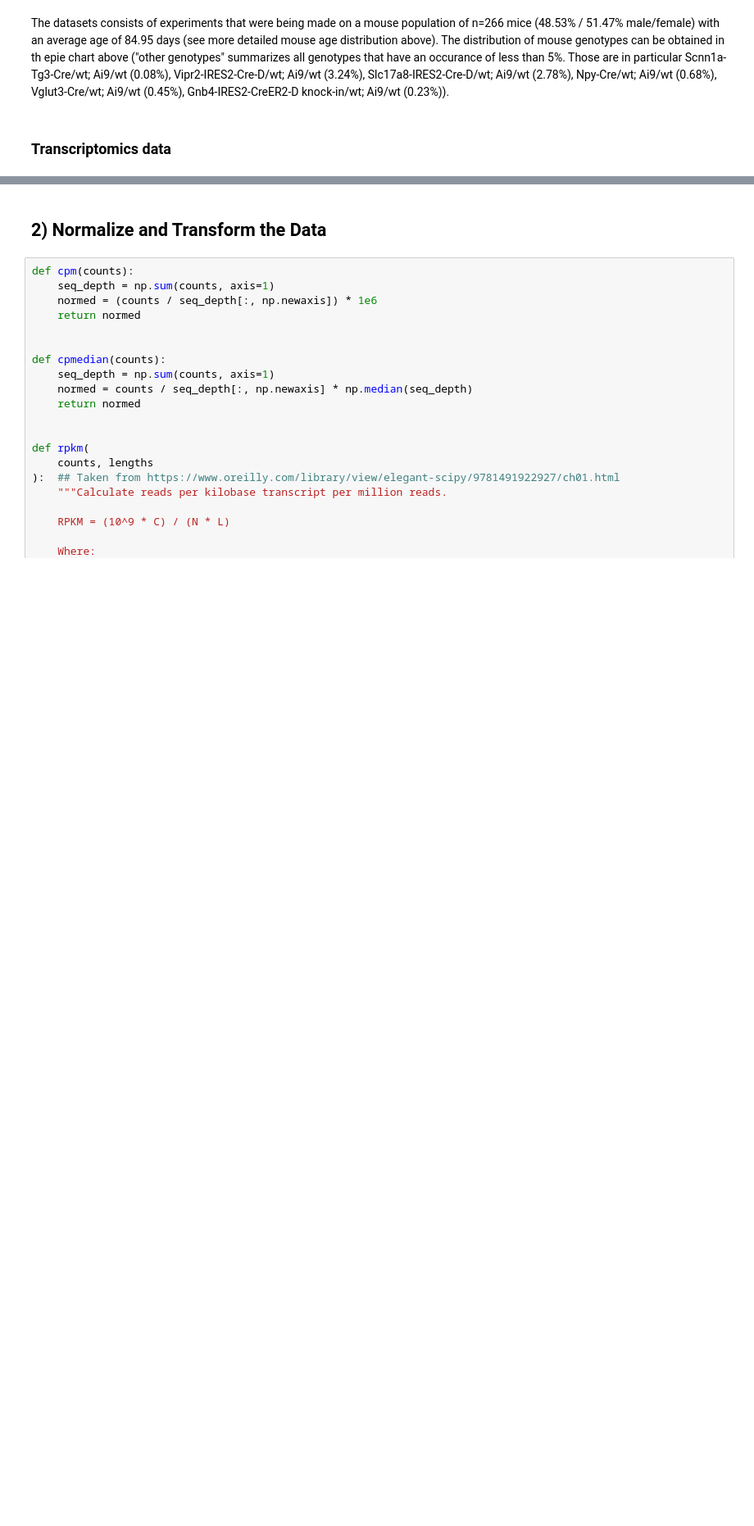
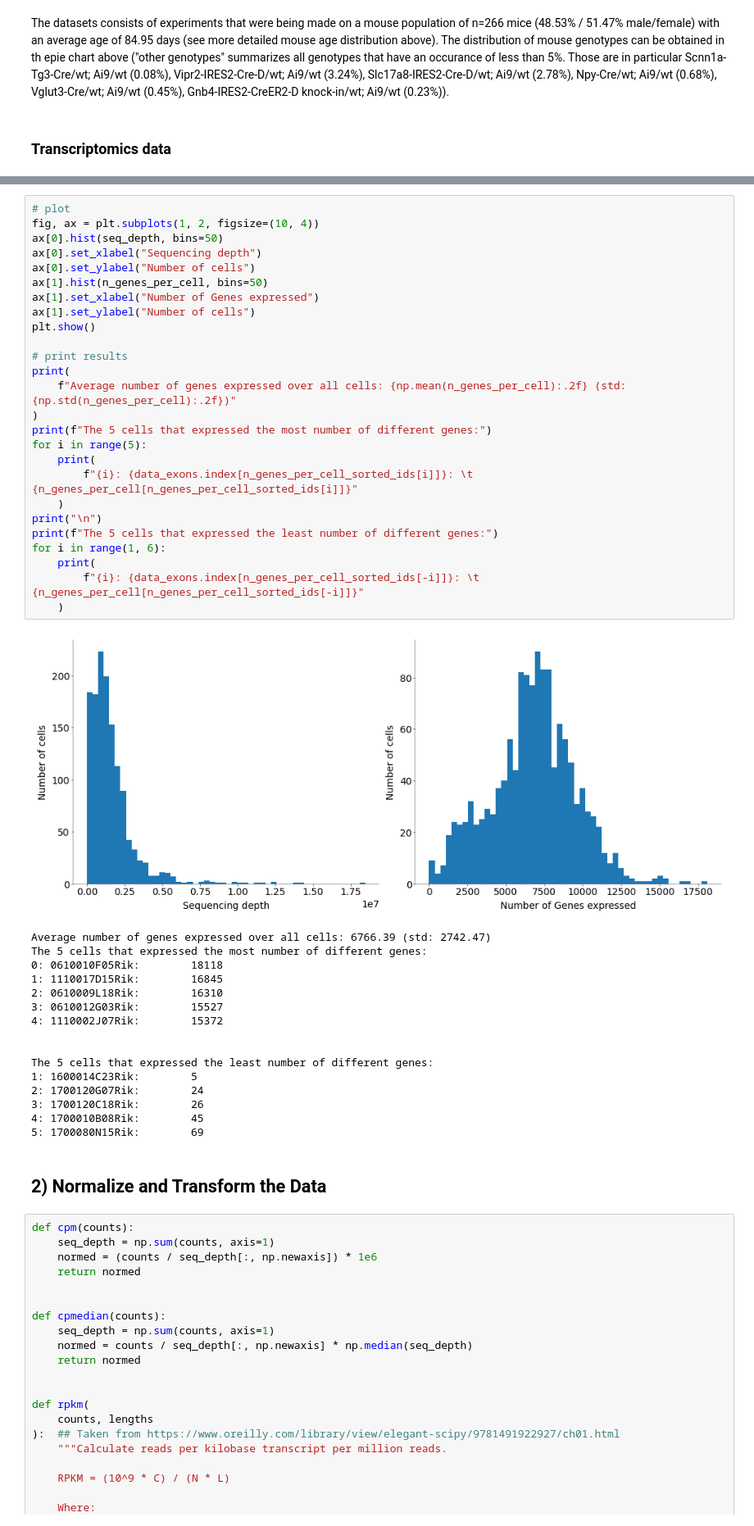
Before and after one commit to GustavKS/Neural-Data, a Jupyter notebook: Final Project/practical03.ipynb, the cells around one changed output, grey strips where cells are left out. Shown at 82% size. Drawn from its saved outputs; the diff is of its cells as text; blank space fills up the shorter version.

```diff
--- a/Final Project/practical03.ipynb
+++ b/Final Project/practical03.ipynb
@@ -415,3 +473,46 @@ plt.show()
+# %%
+# plot
+fig, ax = plt.subplots(1, 2, figsize=(10, 4))
+ax[0].hist(seq_depth, bins=50)
+ax[0].set_xlabel("Sequencing depth")
+ax[0].set_ylabel("Number of cells")
+ax[1].hist(n_genes_per_cell, bins=50)
+ax[1].set_xlabel("Number of Genes expressed")
+ax[1].set_ylabel("Number of cells")
+plt.show()
+
+# print results
+print(
+    f"Average number of genes expressed over all cells: {np.mean(n_genes_per_cell):.2f} (std: {np.std(n_genes_per_cell):.2f})"
+)
+print(f"The 5 cells that expressed the most number of different genes:")
+for i in range(5):
+    print(
+        f"{i}: {data_exons.index[n_genes_per_cell_sorted_ids[i]]}: \t {n_genes_per_cell[n_genes_per_cell_sorted_ids[i]]}"
+    )
+print("\n")
+print(f"The 5 cells that expressed the least number of different genes:")
+for i in range(1, 6):
+    print(
+        f"{i}: {data_exons.index[n_genes_per_cell_sorted_ids[-i]]}: \t {n_genes_per_cell[n_genes_per_cell_sorted_ids[-i]]}"
+    )
+# %% [output]
+[figure, added]
+Average number of genes expressed over all cells: 6766.39 (std: 2742.47)
+The 5 cells that expressed the most number of different genes:
+0: 0610010F05Rik:        18118
+1: 1110017D15Rik:        16845
+2: 0610009L18Rik:        16310
+3: 0610012G03Rik:        15527
+4: 1110002J07Rik:        15372
+
+
+The 5 cells that expressed the least number of different genes:
+1: 1600014C23Rik:        5
+2: 1700120G07Rik:        24
+3: 1700120C18Rik:        26
+4: 1700010B08Rik:        45
+5: 1700080N15Rik:        69
 # %% [markdown]
 ## 2) Normalize and Transform the Data ##
 # %%
```
Also changed, not shown: parts of 8 cells of this notebook.
